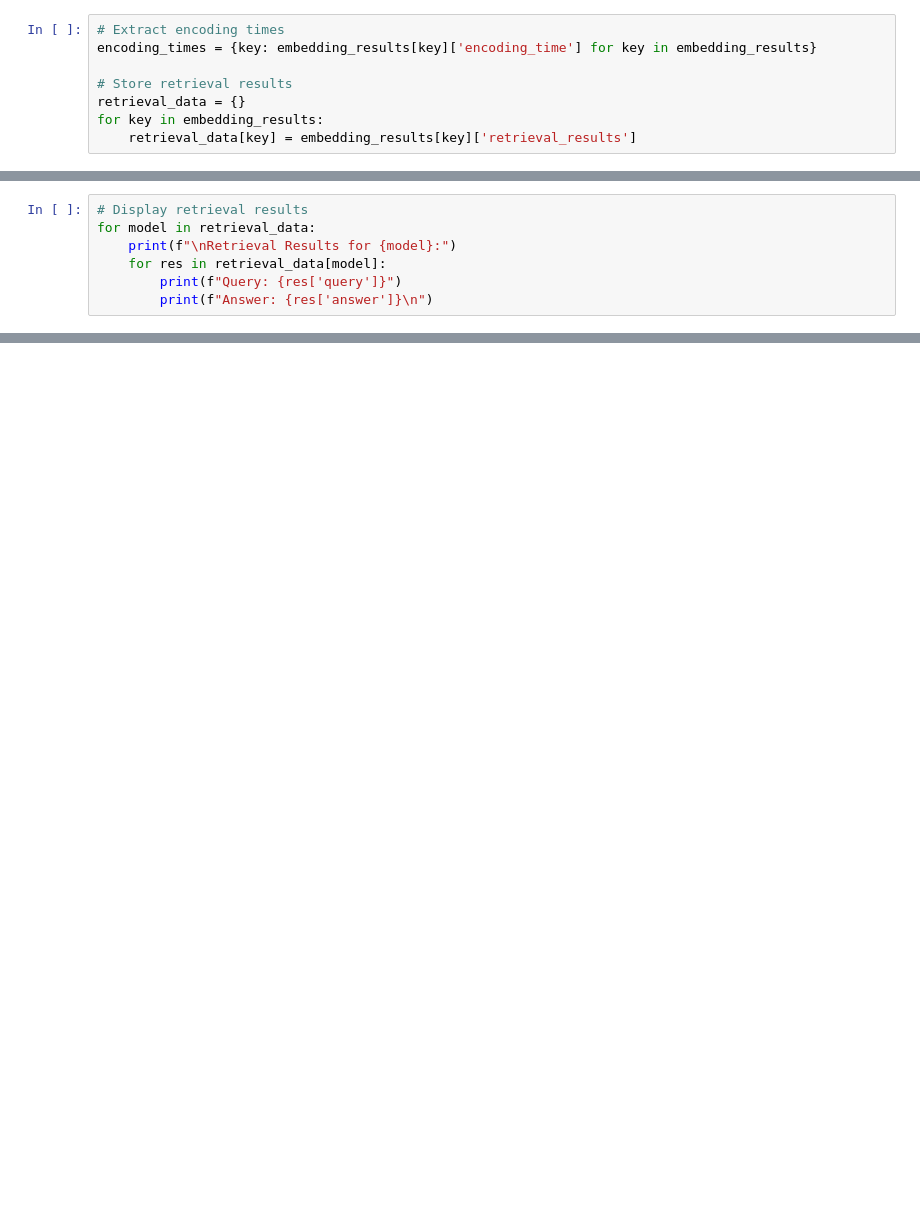
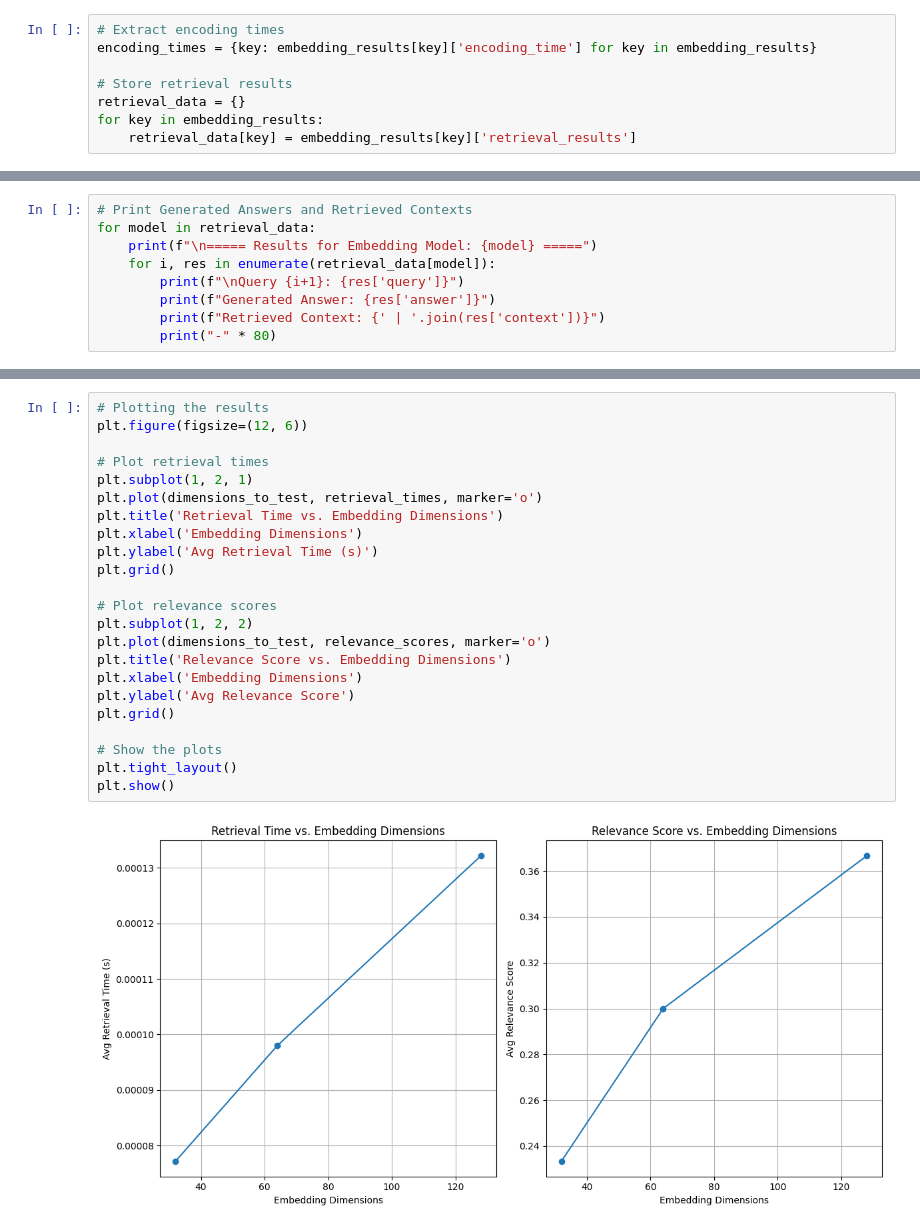
Before and after one commit to MechInterpreter/Case_Studies, a Jupyter notebook: textwave/system_analysis.ipynb, the cells around one changed output, grey strips where cells are left out. Cells and saved outputs as stored; diff of their text form; blank space fills up the shorter version.

```diff
--- a/textwave/system_analysis.ipynb
+++ b/textwave/system_analysis.ipynb
@@ -280,7 +161,9 @@ plt.show()
 # %%
-# Display retrieval results
+# Print Generated Answers and Retrieved Contexts
 for model in retrieval_data:
-    print(f"\nRetrieval Results for {model}:")
-    for res in retrieval_data[model]:
-        print(f"Query: {res['query']}")
-        print(f"Answer: {res['answer']}\n")
+    print(f"\n===== Results for Embedding Model: {model} =====")
+    for i, res in enumerate(retrieval_data[model]):
+        print(f"\nQuery {i+1}: {res['query']}")
+        print(f"Generated Answer: {res['answer']}")
+        print(f"Retrieved Context: {' | '.join(res['context'])}")
+        print("-" * 80)
@@ -491,0 +583,25 @@ for strategy in strategies:
+# %%
+# Plotting the results
+plt.figure(figsize=(12, 6))
+
+# Plot retrieval times
+plt.subplot(1, 2, 1)
+plt.plot(dimensions_to_test, retrieval_times, marker='o')
+plt.title('Retrieval Time vs. Embedding Dimensions')
+plt.xlabel('Embedding Dimensions')
+plt.ylabel('Avg Retrieval Time (s)')
+plt.grid()
+
+# Plot relevance scores
+plt.subplot(1, 2, 2)
+plt.plot(dimensions_to_test, relevance_scores, marker='o')
+plt.title('Relevance Score vs. Embedding Dimensions')
+plt.xlabel('Embedding Dimensions')
+plt.ylabel('Avg Relevance Score')
+plt.grid()
+
+# Show the plots
+plt.tight_layout()
+plt.show()
+# %% [output]
+[figure, added]
```
Also changed, not shown: parts of 43 cells of this notebook.
